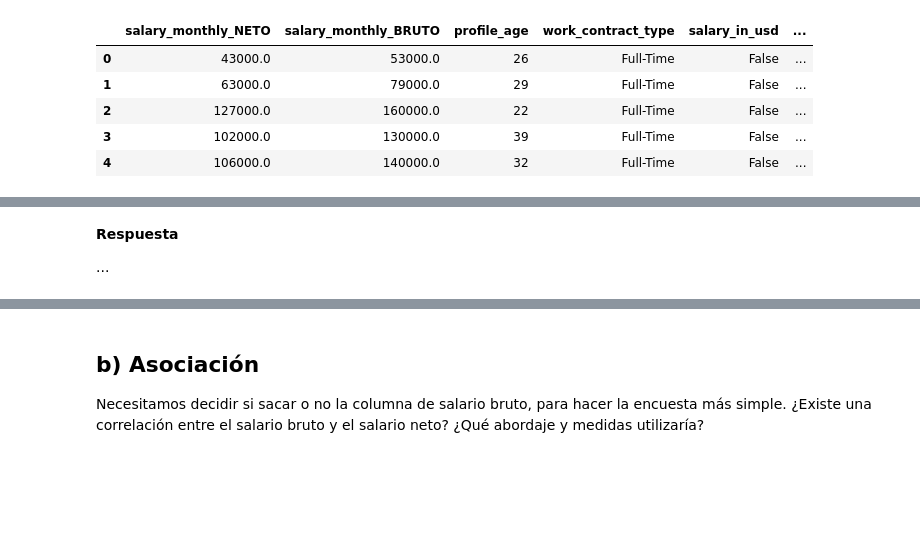
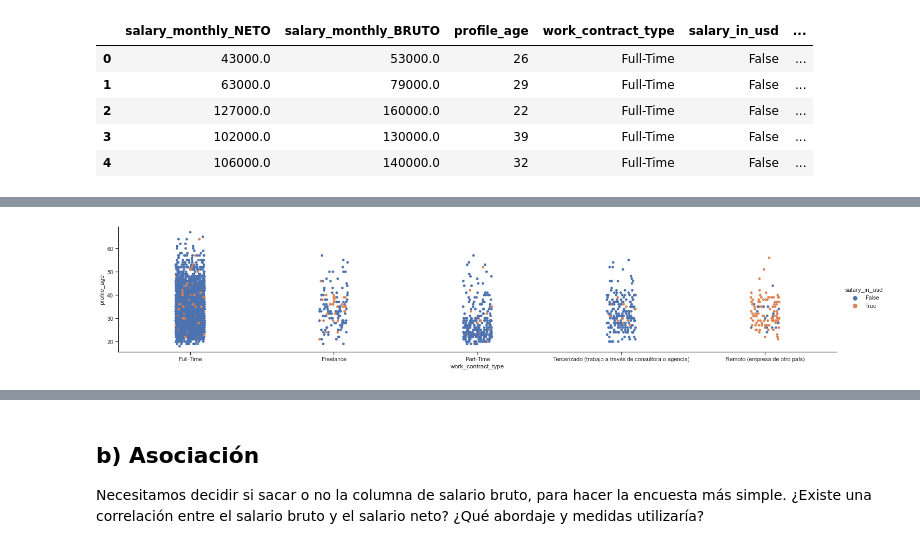
Before and after one commit to mgobbi289/DiploDatos, a Jupyter notebook: AnalisisyVisualizacion/Entregable_1_Ejercicio_2.ipynb, the cells around one changed output, grey strips where cells are left out. Cells and saved outputs as stored; diff of their text form; code cells hidden in the pictures; blank space fills up the shorter version.

```diff
--- a/AnalisisyVisualizacion/Entregable_1_Ejercicio_2.ipynb
+++ b/AnalisisyVisualizacion/Entregable_1_Ejercicio_2.ipynb
@@ -241,4 +251,8 @@ seaborn.catplot(data=df,
-# %% [markdown]
-**Respuesta**
-
-...
+# %%
+seaborn.catplot(data=df,
+                x=contrato,
+                y=edad,
+                hue=dolares,
+                aspect=5, height=4);
+# %% [output]
+[figure, added]
```
Also changed, not shown: parts of 14 cells of this notebook.
